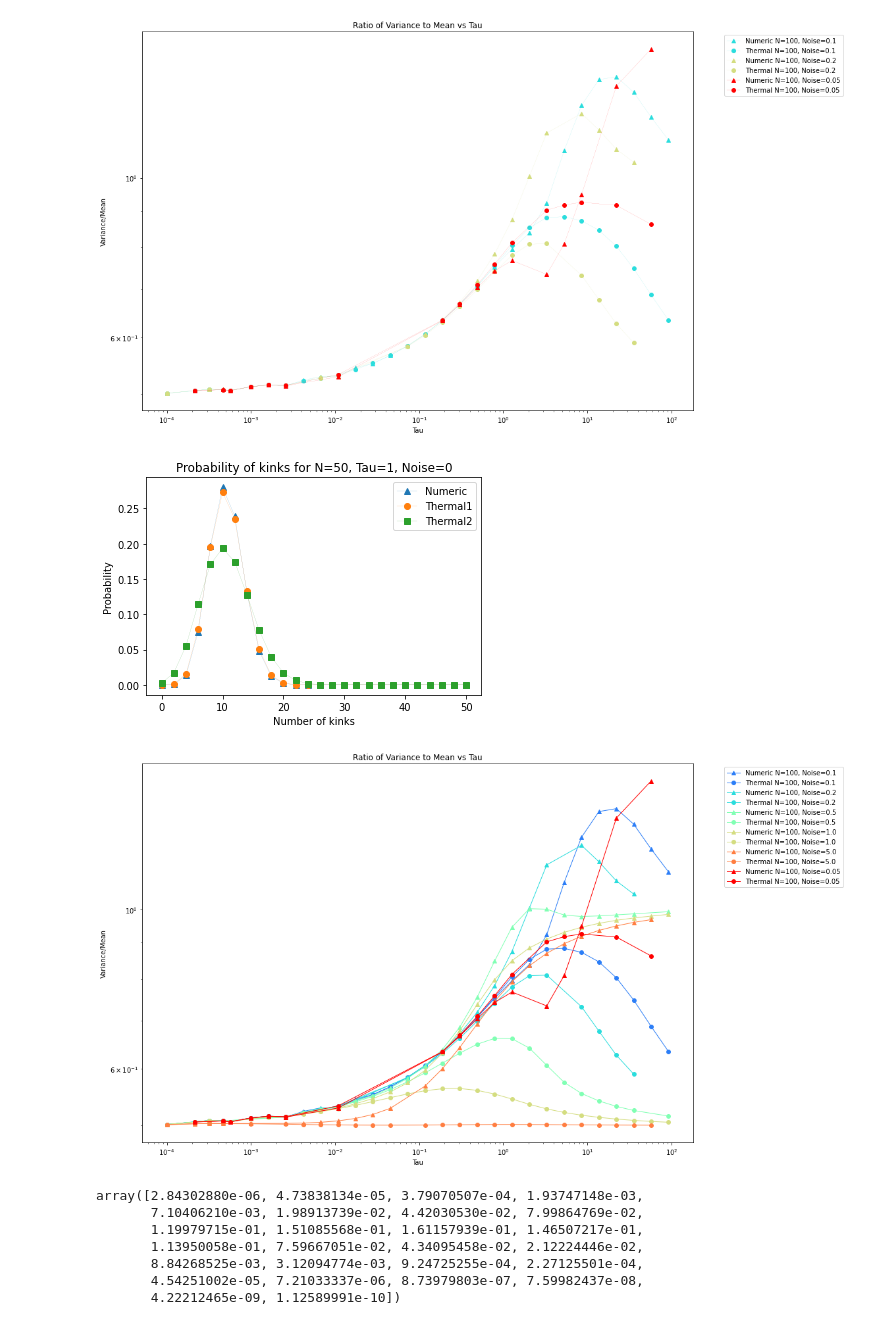
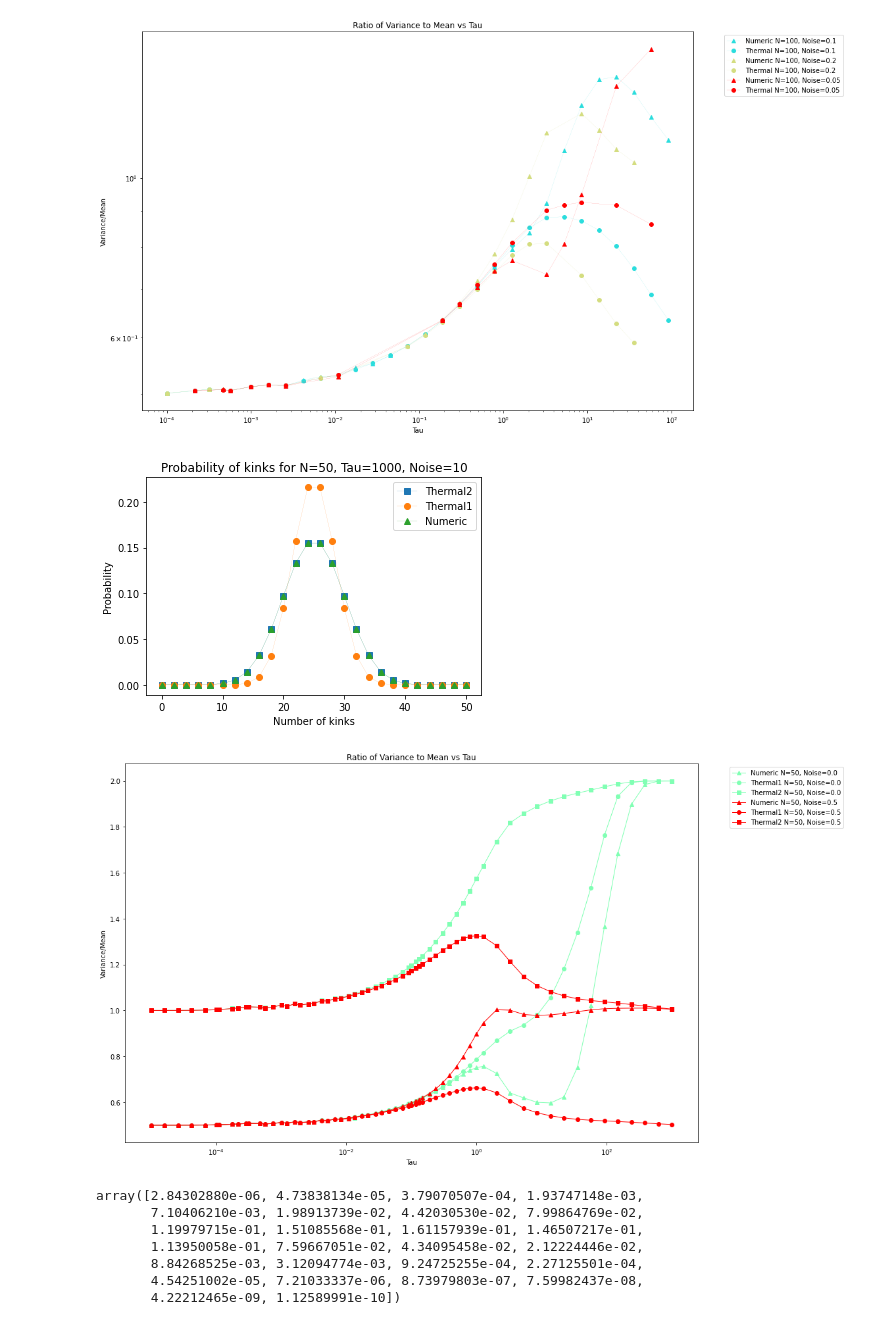
Before and after one commit to shrapp/thermal_tfim, a Jupyter notebook: notebook.ipynb, the cells around one changed output. Saved outputs shown, nothing was run; the diff lists cells and outputs as text; code cells hidden in the pictures.

Commit message:
try new noise

```diff
--- a/notebook.ipynb
+++ b/notebook.ipynb
@@ -75,67 +75,71 @@ plt.show()
 # %%
 # Load the data from the CSV file
 N = 50
-tau = 1
-noise = 0
+tau = 1000
+noise = 10
 data = get_data_in_range(N, tau, tau , noise, noise)
 num_prob = np.array(ast.literal_eval(data[data['type'] == 'numeric']['probability'].iloc[0])).flatten()
 thermal_prob1 = np.array(ast.literal_eval(data[data['type'] == 'thermal1']['probability'].iloc[0])).flatten()
 thermal_prob2 = np.array(ast.literal_eval(data[data['type'] == 'thermal2']['probability'].iloc[0])).flatten()
 kinks = [i*2 for i in range(len(num_prob))]
+plt.plot(kinks, thermal_prob2, label='Thermal2', marker='s', linewidth=0.1, markersize=6)
+plt.plot(kinks, thermal_prob1, label='Thermal1', marker='o', linewidth=0.1, markersize=6)
 plt.plot(kinks, num_prob, label='Numeric', marker='^', linewidth=0.1, markersize=6)
-plt.plot(kinks, thermal_prob1, label='Thermal1', marker='o', linewidth=0.1, markersize=6)
-plt.plot(kinks, thermal_prob2, label='Thermal2', marker='s', linewidth=0.1, markersize=6)
 plt.xlabel('Number of kinks')
 plt.ylabel('Probability')
 plt.title(f'Probability of kinks for N={N}, Tau={tau}, Noise={noise}')
 plt.legend()
+# plt.xlim(-1, 30)
 name = f'kinks_prob_{N}_{tau}_{noise}.svg'
 #plt.savefig(name)
 plt.show()
 # %% [output]
-[figure, old version]
+[figure, new version]
 # %%
 # Load the data from the CSV file
-N = 100
-data = get_data_in_range(N, 0, 100, 0.05, 5)
-data = data[(data['noise'] != 0.01)]
-data = data[(data['type'] == 'numeric') | (data['type'] == 'thermal')]
+N = 50
+data = get_data_in_range(N, 0, 100000, 0, 51)
+data = data[(data['noise'] == 0) | (data['noise'] == 0.5)]
+data = data[(data['type'] == 'numeric') | (data['type'] == 'thermal1') | (data['type'] == 'thermal2')]
 plt.figure(figsize=(16, 9))
 
 # Get unique noise levels
 noise_levels = data['noise'].unique()
 colors = cm.rainbow(np.linspace(0, 1, len(noise_levels) + 1)) # type: ignore
 
 # Iterate over noise levels for Numeric data
 for idy, noise in enumerate(noise_levels):
     # Get the data in the tau range for the current N and noise
     num_data = data[(data['type'] == 'numeric') & (data['noise'] == noise)]
-    thermal_data = data[(data['type'] == 'thermal') & (data['noise'] == noise)]
+    thermal_data1 = data[(data['type'] == 'thermal1') & (data['noise'] == noise)]
+    thermal_data2 = data[(data['type'] == 'thermal2') & (data['noise'] == noise)]
 
     # Calculate the ratio of the second cumulant to the first (variance/mean) for numeric data
     num_ratio = num_data['variance'] / num_data['mean']
-    thermal_ratio = thermal_data['variance'] / thermal_data['mean']
+    thermal_ratio1 = thermal_data1['variance'] / thermal_data1['mean']
+    thermal_ratio2 = thermal_data2['variance'] / thermal_data2['mean']
 
     # Plot numeric data with different colors and labels
     plt.plot(num_data['tau'], num_ratio, color=colors[idy+1], label=f'Numeric N={N}, Noise={noise}', marker='^', linewidth=1, markersize=6)
-    plt.plot(thermal_data['tau'], thermal_ratio, color=colors[idy+1], label=f'Thermal N={N}, Noise={noise}', marker='o', linewidth=1, markersize=6)
+    plt.plot(thermal_data1['tau'], thermal_ratio1, color=colors[idy+1], label=f'Thermal1 N={N}, Noise={noise}', marker='o', linewidth=1, markersize=6)
+    plt.plot(thermal_data2['tau'], thermal_ratio2, color=colors[idy+1], label=f'Thermal2 N={N}, Noise={noise}', marker='s', linewidth=1, markersize=6)
 
     # Set labels, title, and legend
 plt.xlabel('Tau')
 plt.ylabel('Variance/Mean')
 plt.title('Ratio of Variance to Mean vs Tau')
 
 # Place the legend outside of the plot
 plt.legend(bbox_to_anchor=(1.05, 1), loc='upper left')
 
 plt.xscale('log')
-plt.yscale('log')
+#plt.yscale('log')
 
 # Display the plot
 plt.tight_layout()
 plt.show()
 # %% [output]
-[figure, old version]
+[figure, new version]
 # %%
 
 Ns = [50,100]
```
Also changed, not shown: parts of 1 cell of this notebook, 3 other files.
